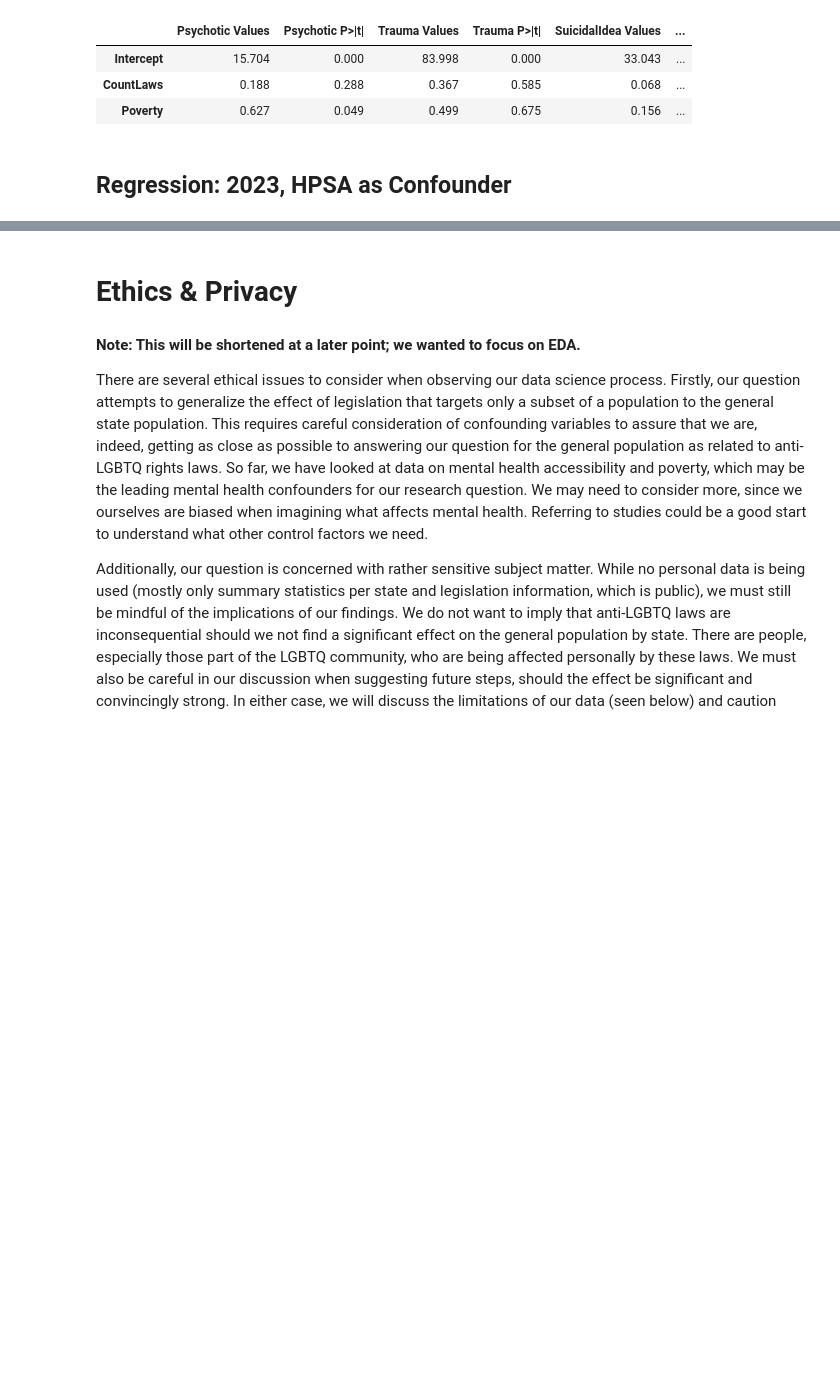
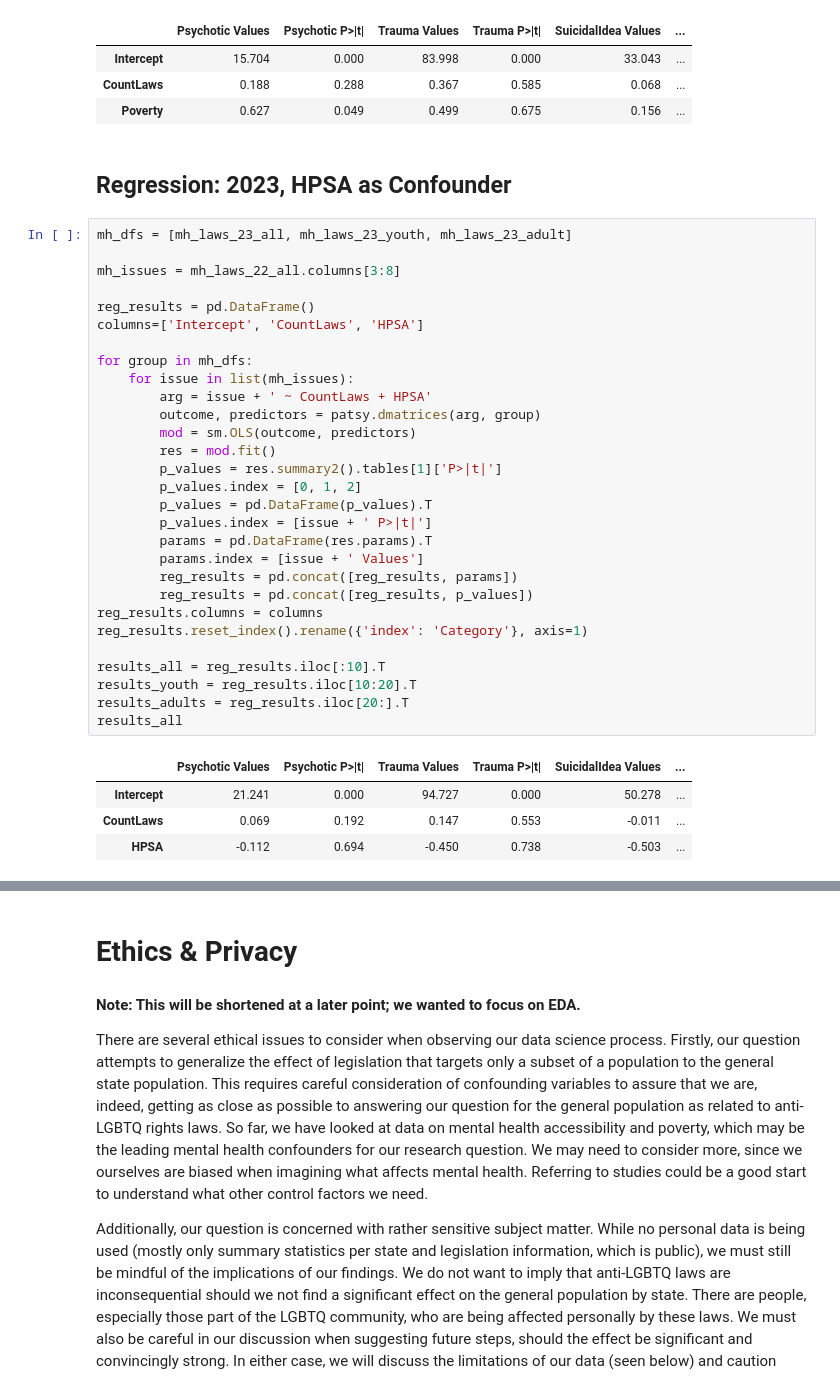
Before and after one commit to sofiatka/LGBTQ-Laws-and-MH, a Jupyter notebook: FinalProject_Group126_WI24.ipynb, the cells around one changed output, grey strips where cells are left out. Saved outputs shown, nothing was run; the diff lists cells and outputs as text; blank space fills up the shorter version.

```diff
--- a/FinalProject_Group126_WI24.ipynb
+++ b/FinalProject_Group126_WI24.ipynb
@@ -1579,3 +1579,37 @@ results_adults
 | Poverty | 0.627 | 0.049 | 0.499 | 0.675 | 0.156 | ... |
 # %% [markdown]
 ## Regression: 2023, HPSA as Confounder
+# %%
+mh_dfs = [mh_laws_23_all, mh_laws_23_youth, mh_laws_23_adult]
+
+mh_issues = mh_laws_22_all.columns[3:8]
+
+reg_results = pd.DataFrame()
+columns=['Intercept', 'CountLaws', 'HPSA']
+
+for group in mh_dfs:
+    for issue in list(mh_issues):
+        arg = issue + ' ~ CountLaws + HPSA'
+        outcome, predictors = patsy.dmatrices(arg, group)
+        mod = sm.OLS(outcome, predictors)
+        res = mod.fit()
+        p_values = res.summary2().tables[1]['P>|t|']
+        p_values.index = [0, 1, 2]
+        p_values = pd.DataFrame(p_values).T
+        p_values.index = [issue + ' P>|t|']
+        params = pd.DataFrame(res.params).T
+        params.index = [issue + ' Values']
+        reg_results = pd.concat([reg_results, params])
+        reg_results = pd.concat([reg_results, p_values])
+reg_results.columns = columns
+reg_results.reset_index().rename({'index': 'Category'}, axis=1)
+
+results_all = reg_results.iloc[:10].T
+results_youth = reg_results.iloc[10:20].T
+results_adults = reg_results.iloc[20:].T
+results_all
+# %% [output]
+|  | Psychotic Values | Psychotic P>|t| | Trauma Values | Trauma P>|t| | SuicidalIdea Values | ... |
+| Intercept | 21.241 | 0.000 | 94.727 | 0.000 | 50.278 | ... |
+| CountLaws | 0.069 | 0.192 | 0.147 | 0.553 | -0.011 | ... |
+| HPSA | -0.112 | 0.694 | -0.450 | 0.738 | -0.503 | ... |
```
Also changed, not shown: parts of 2 cells of this notebook.
